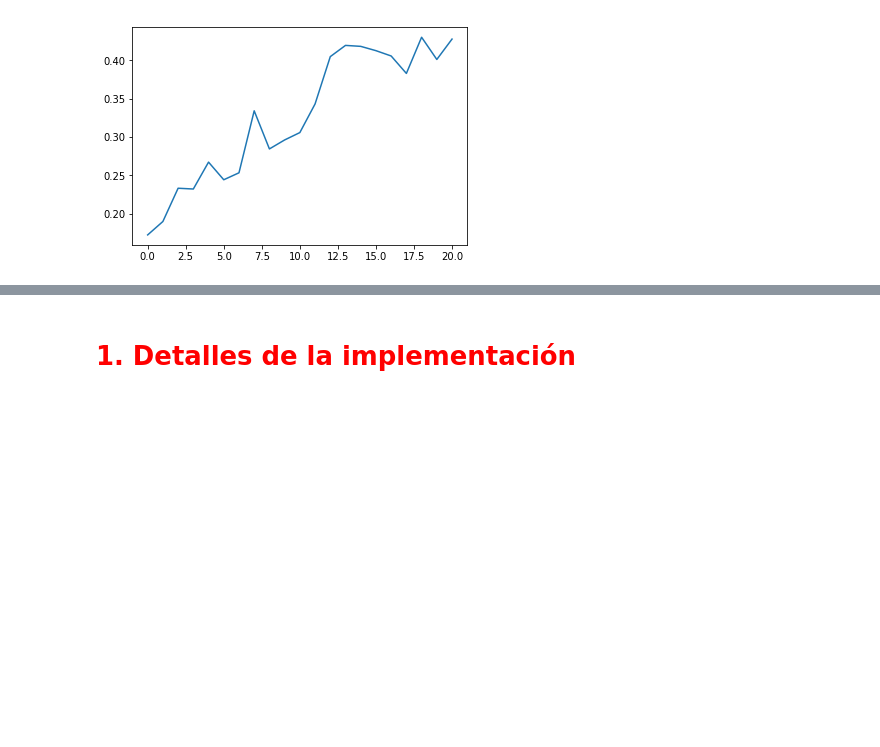
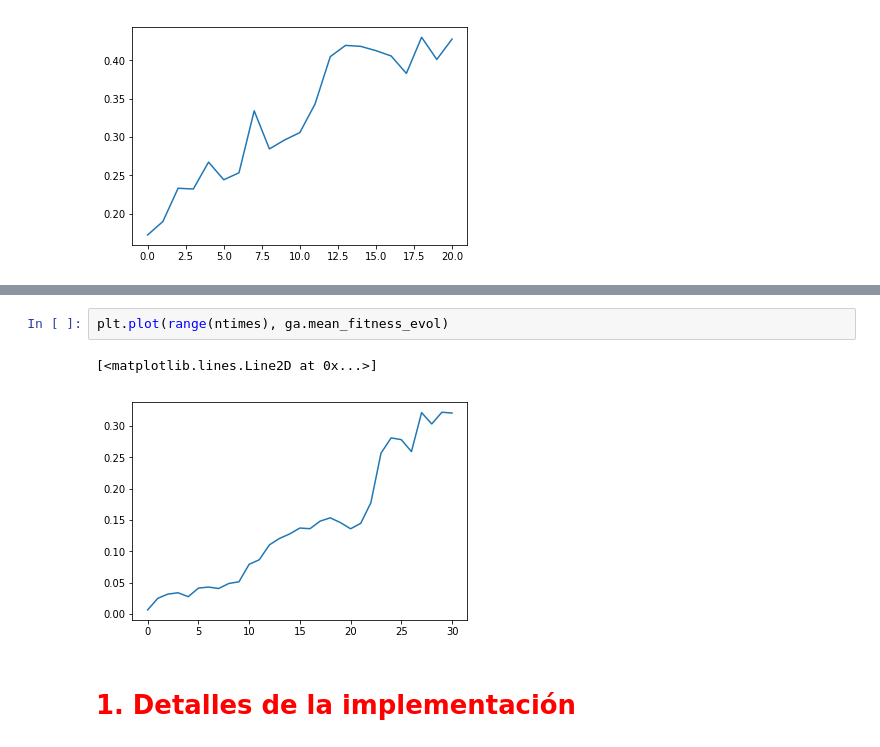
Before and after one commit to AlejandroSantorum/MachineLearning_Assignments, a Jupyter notebook: Assignment3/test_GA.ipynb, the cells around one changed output, grey strips where cells are left out. Drawn from its saved outputs; the diff is of its cells as text; blank space fills up the shorter version.

```diff
--- a/Assignment3/test_GA.ipynb
+++ b/Assignment3/test_GA.ipynb
@@ -298,3 +369,8 @@ plt.plot(range(ntimes), ga.mean_fitness_evol)
+# %%
+plt.plot(range(ntimes), ga.mean_fitness_evol)
+# %% [output]
+[<matplotlib.lines.Line2D at 0x...>]
+[figure, added]
 # %% [markdown]
 # <font color='red'>1. Detalles de la implementación </font>
 # %% [markdown]
```
Also changed, not shown: parts of 11 cells of this notebook.
